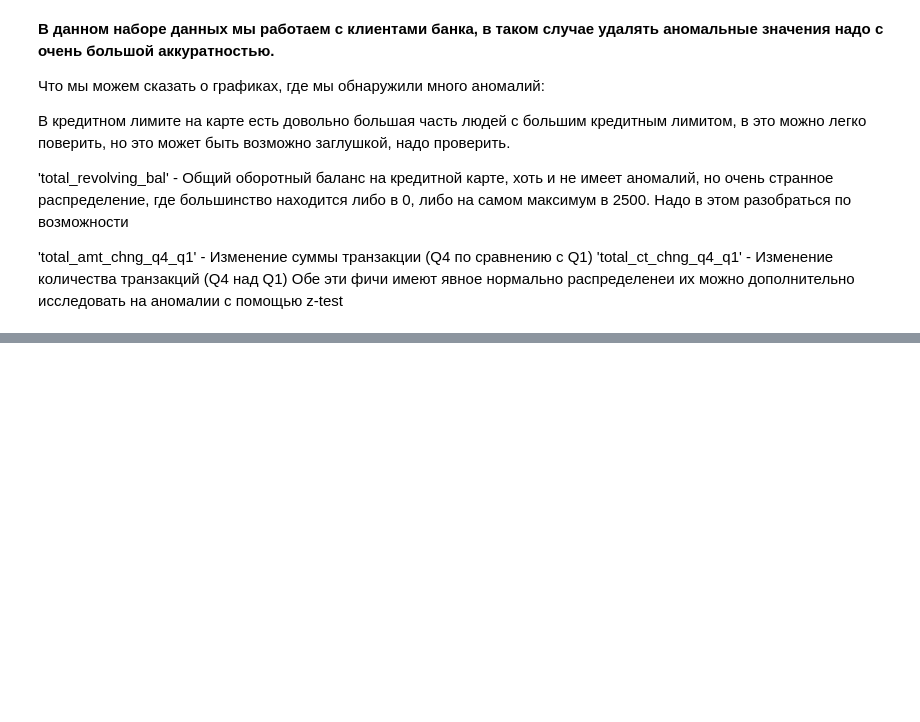
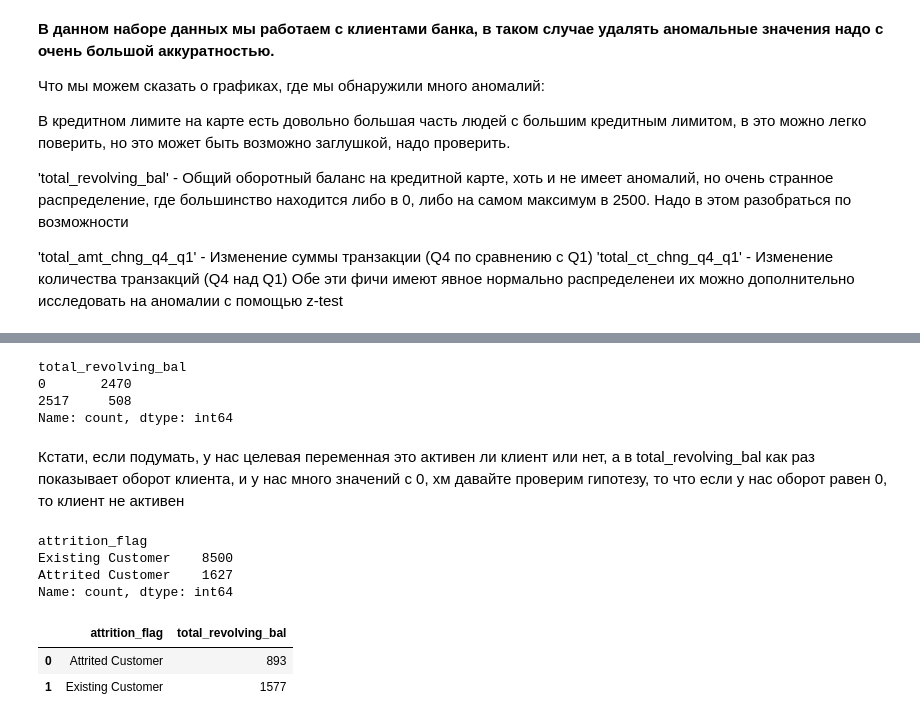
Before and after one commit to DanSikQ/Data_Analyst_Portfolio, a Jupyter notebook: projects/Bank_customers_analysis/new_test.ipynb, the cells around one changed output, grey strips where cells are left out. Cells and saved outputs as stored; diff of their text form; code cells hidden in the pictures; blank space fills up the shorter version.

```diff
--- a/projects/Bank_customers_analysis/new_test.ipynb
+++ b/projects/Bank_customers_analysis/new_test.ipynb
@@ -307,0 +329,22 @@ plt.show()
+# %%
+credit['total_revolving_bal'].value_counts().head(2)
+# %% [output]
+total_revolving_bal
+0       2470
+2517     508
+Name: count, dtype: int64
+# %% [markdown]
+Кстати, если подумать, у нас целевая переменная это активен ли клиент или нет, а в total_revolving_bal как раз показывает оборот клиента, и у нас много значений с 0, хм давайте проверим гипотезу, то что если у нас оборот равен 0, то клиент не активен
+# %%
+test = credit[['attrition_flag', 'total_revolving_bal']][credit['total_revolving_bal'] == 0]
+test = test.groupby('attrition_flag', as_index = False).agg({'total_revolving_bal': 'count'})
+print(credit['attrition_flag'].value_counts())
+test
+# %% [output]
+attrition_flag
+Existing Customer    8500
+Attrited Customer    1627
+Name: count, dtype: int64
+|  | attrition_flag | total_revolving_bal |
+| 0 | Attrited Customer | 893 |
+| 1 | Existing Customer | 1577 |
```
Also changed, not shown: parts of 5 cells of this notebook.
